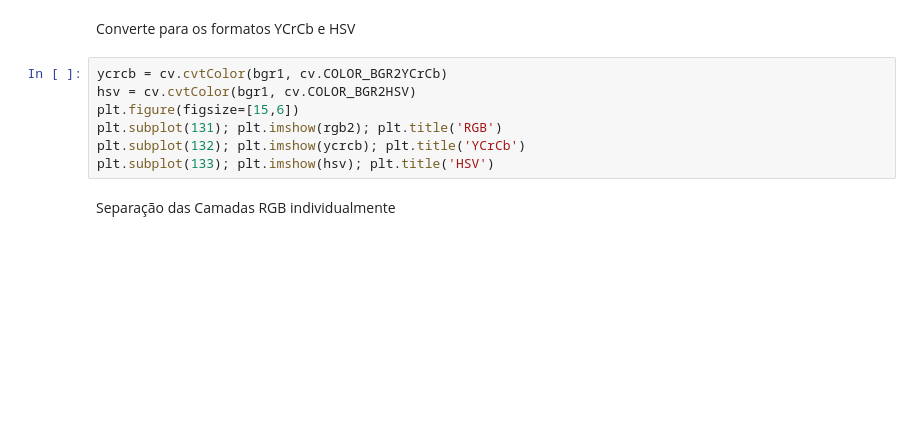
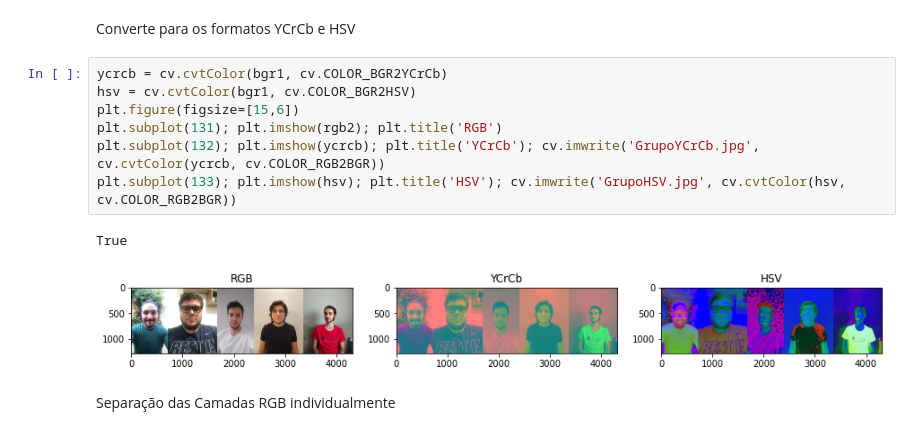
Before and after one commit to brusangues/CSM-DEVS, a Jupyter notebook: lab3/Lab3_Cod_Imagem_por_DCT_e_Animacao.ipynb, the cells around one changed output. Saved outputs shown, nothing was run; the diff lists cells and outputs as text; blank space fills up the shorter version.

```diff
--- a/lab3/Lab3_Cod_Imagem_por_DCT_e_Animacao.ipynb
+++ b/lab3/Lab3_Cod_Imagem_por_DCT_e_Animacao.ipynb
@@ -29,10 +54,13 @@ Converte para os formatos YCrCb e HSV
 # %%
 ycrcb = cv.cvtColor(bgr1, cv.COLOR_BGR2YCrCb)
 hsv = cv.cvtColor(bgr1, cv.COLOR_BGR2HSV)
 plt.figure(figsize=[15,6])
 plt.subplot(131); plt.imshow(rgb2); plt.title('RGB')
-plt.subplot(132); plt.imshow(ycrcb); plt.title('YCrCb')
-plt.subplot(133); plt.imshow(hsv); plt.title('HSV')
+plt.subplot(132); plt.imshow(ycrcb); plt.title('YCrCb'); cv.imwrite('GrupoYCrCb.jpg', cv.cvtColor(ycrcb, cv.COLOR_RGB2BGR))
+plt.subplot(133); plt.imshow(hsv); plt.title('HSV'); cv.imwrite('GrupoHSV.jpg', cv.cvtColor(hsv, cv.COLOR_RGB2BGR))
+# %% [output]
+True
+[figure, added]
 # %% [markdown]
 Separação das Camadas RGB individualmente
 # %%
```
Also changed, not shown: parts of 12 cells of this notebook, 5 other files.
